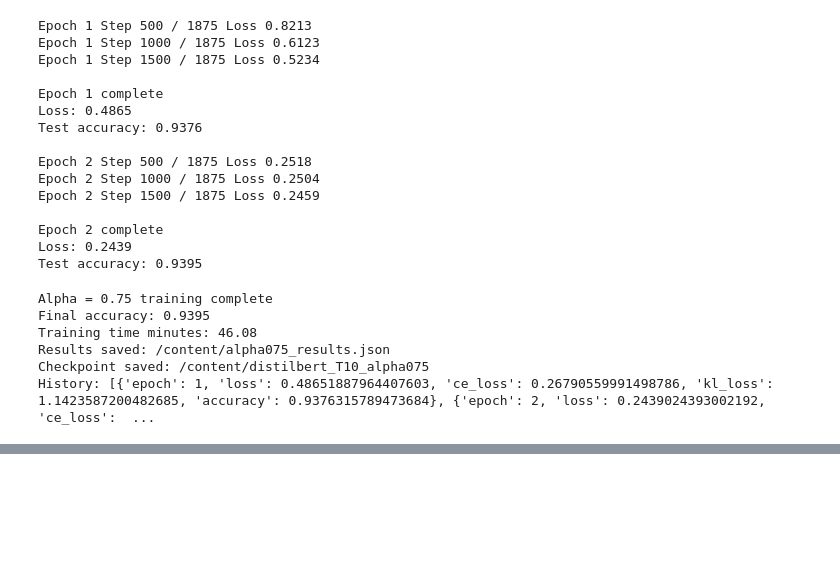
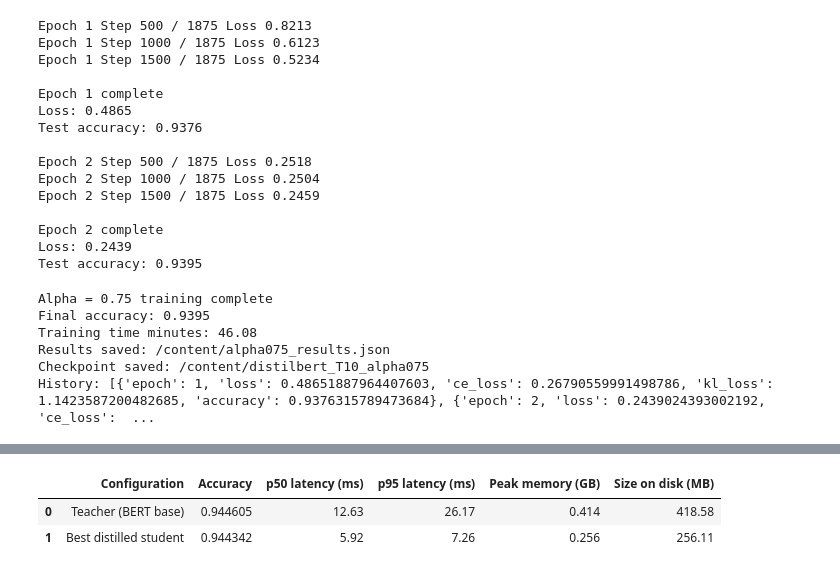
Before and after one commit to DrashtiShah23/data266-2046, a Jupyter notebook: hw12/HW12.ipynb, the cells around one changed output, grey strips where cells are left out. Drawn from its saved outputs; the diff is of its cells as text; code cells hidden in the pictures; blank space fills up the shorter version.

```diff
--- a/hw12/HW12.ipynb
+++ b/hw12/HW12.ipynb
@@ -2645,0 +3346,81 @@ History: [{'epoch': 1, 'loss': 0.48651887964407603, 'ce_loss': 0.267905599914987
+# %%
+import pandas as pd
+
+part2_results = pd.DataFrame({
+    "Configuration": [
+        "Teacher (BERT base)",
+        "Best distilled student"
+    ],
+    "Accuracy": [
+        teacher_accuracy,
+        student_accuracy
+    ],
+    "p50 latency (ms)": [
+        12.63,
+        5.92
+    ],
+    "p95 latency (ms)": [
+        26.17,
+        7.26
+    ],
+    "Peak memory (GB)": [
+        0.414,
+        0.256
+    ],
+    "Size on disk (MB)": [
+        418.58,
+        256.11
+    ]
+})
+
+display(part2_results)
+
+p50_reduction = (
+    (12.63 - 5.92) / 12.63
+) * 100
+
+p95_reduction = (
+    (26.17 - 7.26) / 26.17
+) * 100
+
+memory_reduction = (
+    (0.414 - 0.256) / 0.414
+) * 100
+
+size_reduction = (
+    (418.58 - 256.11) / 418.58
+) * 100
+
+accuracy_drop_pp = (
+    teacher_accuracy - student_accuracy
+) * 100
+
+print()
+print(
+    "Accuracy drop percentage points:",
+    round(accuracy_drop_pp, 4)
+)
+print(
+    "p50 latency reduction:",
+    round(p50_reduction, 2),
+    "%"
+)
+print(
+    "p95 latency reduction:",
+    round(p95_reduction, 2),
+    "%"
+)
+print(
+    "Peak memory reduction:",
+    round(memory_reduction, 2),
+    "%"
+)
+print(
+    "Disk size reduction:",
+    round(size_reduction, 2),
+    "%"
+)
+# %% [output]
+|  | Configuration | Accuracy | p50 latency (ms) | p95 latency (ms) | Peak memory (GB) | Size on disk (MB) |
+| 0 | Teacher (BERT base) | 0.944605 | 12.63 | 26.17 | 0.414 | 418.58 |
+| 1 | Best distilled student | 0.944342 | 5.92 | 7.26 | 0.256 | 256.11 |
```
Also changed, not shown: parts of 16 cells of this notebook.
